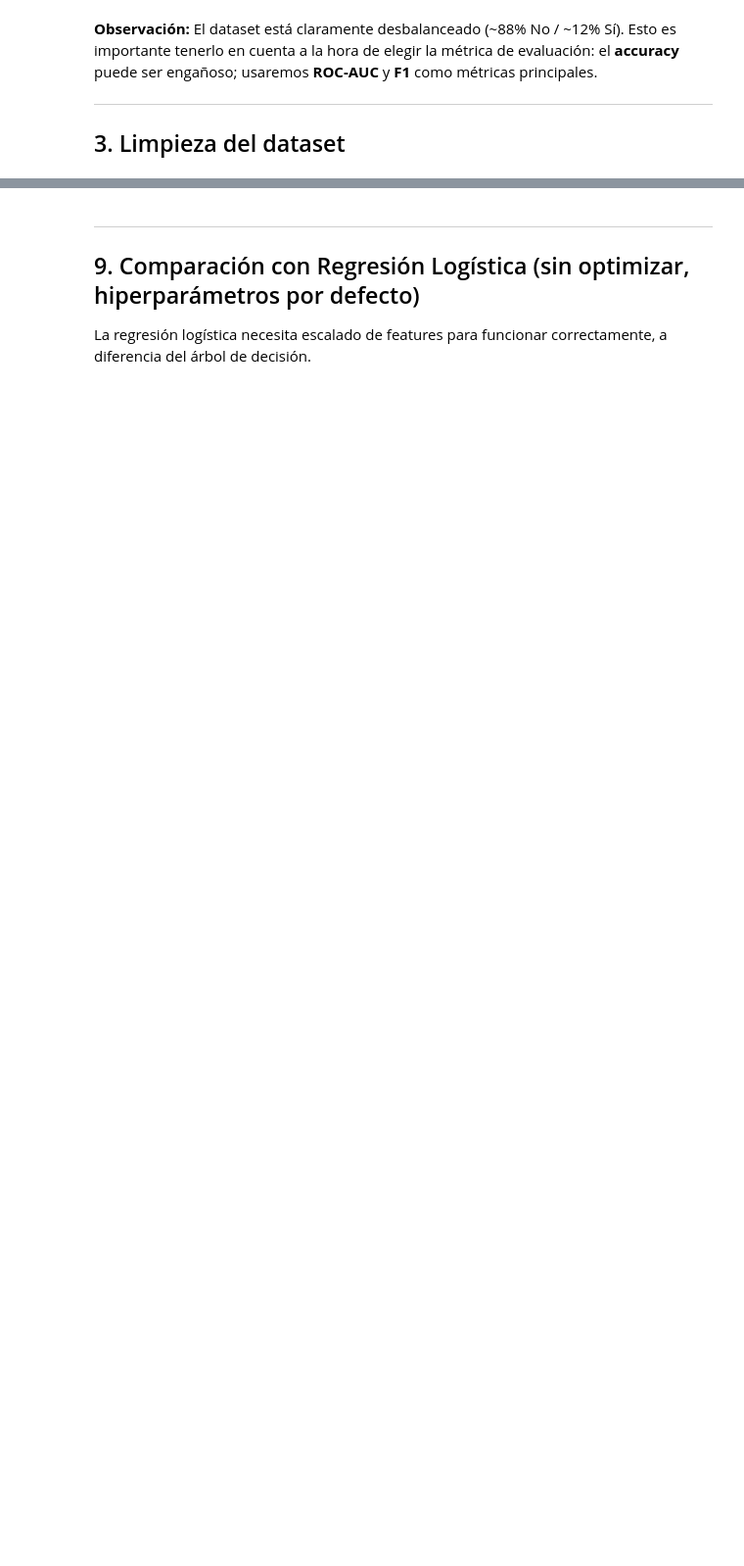
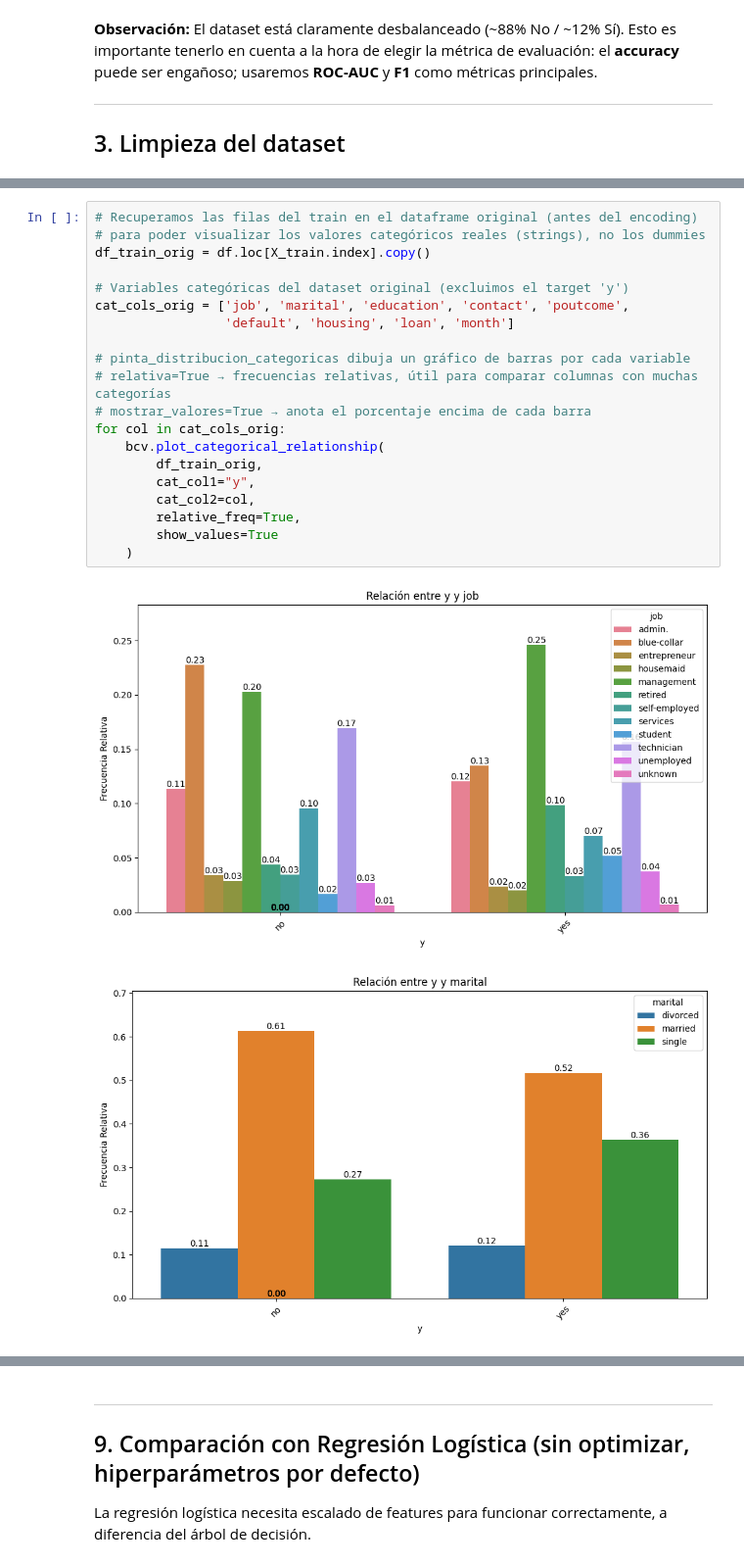
Before and after one commit to Emigarsan/DS-Online-Emilio-Garrote, a Jupyter notebook: Sprints/04_Machine_Learning/Sprint_11/Unidad_01_ML_Supervisado_Arboles_de_Decision/03_Practica_Obligatoria/18_Practica_Obligatoria_Arboles_de_Decision.ipynb, the cells around one changed output, grey strips where cells are left out. Shown at 98% size. Cells and saved outputs as stored; diff of their text form; blank space fills up the shorter version.

```diff
--- a/Sprints/04_Machine_Learning/Sprint_11/Unidad_01_ML_Supervisado_Arboles_de_Decision/03_Practica_Obligatoria/18_Practica_Obligatoria_Arboles_de_Decision.ipynb
+++ b/Sprints/04_Machine_Learning/Sprint_11/Unidad_01_ML_Supervisado_Arboles_de_Decision/03_Practica_Obligatoria/18_Practica_Obligatoria_Arboles_de_Decision.ipynb
@@ -336,0 +270,23 @@ plt.show()
+# %%
+# Recuperamos las filas del train en el dataframe original (antes del encoding)
+# para poder visualizar los valores categóricos reales (strings), no los dummies
+df_train_orig = df.loc[X_train.index].copy()
+
+# Variables categóricas del dataset original (excluimos el target 'y')
+cat_cols_orig = ['job', 'marital', 'education', 'contact', 'poutcome',
+                 'default', 'housing', 'loan', 'month']
+
+# pinta_distribucion_categoricas dibuja un gráfico de barras por cada variable
+# relativa=True → frecuencias relativas, útil para comparar columnas con muchas categorías
+# mostrar_valores=True → anota el porcentaje encima de cada barra
+for col in cat_cols_orig:
+    bcv.plot_categorical_relationship(
+        df_train_orig,
+        cat_col1="y",
+        cat_col2=col,
+        relative_freq=True,
+        show_values=True
+    )
+# %% [output]
+[figure, added]
+[figure, added]
```
Also changed, not shown: parts of 49 cells of this notebook.
